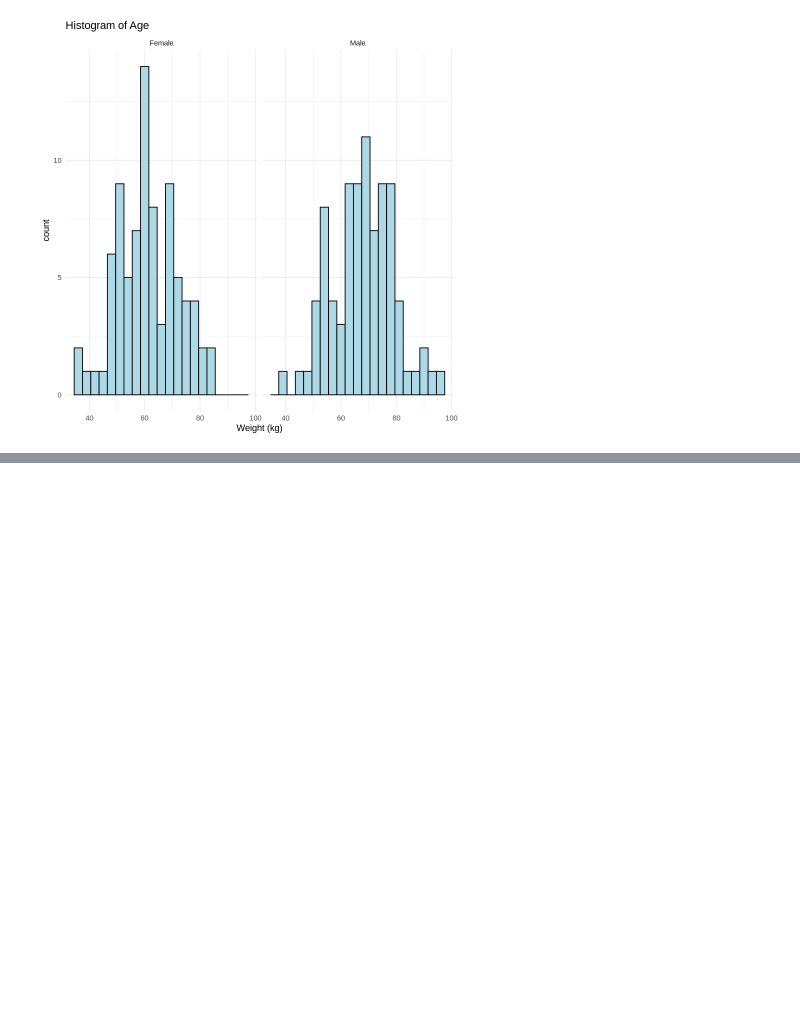
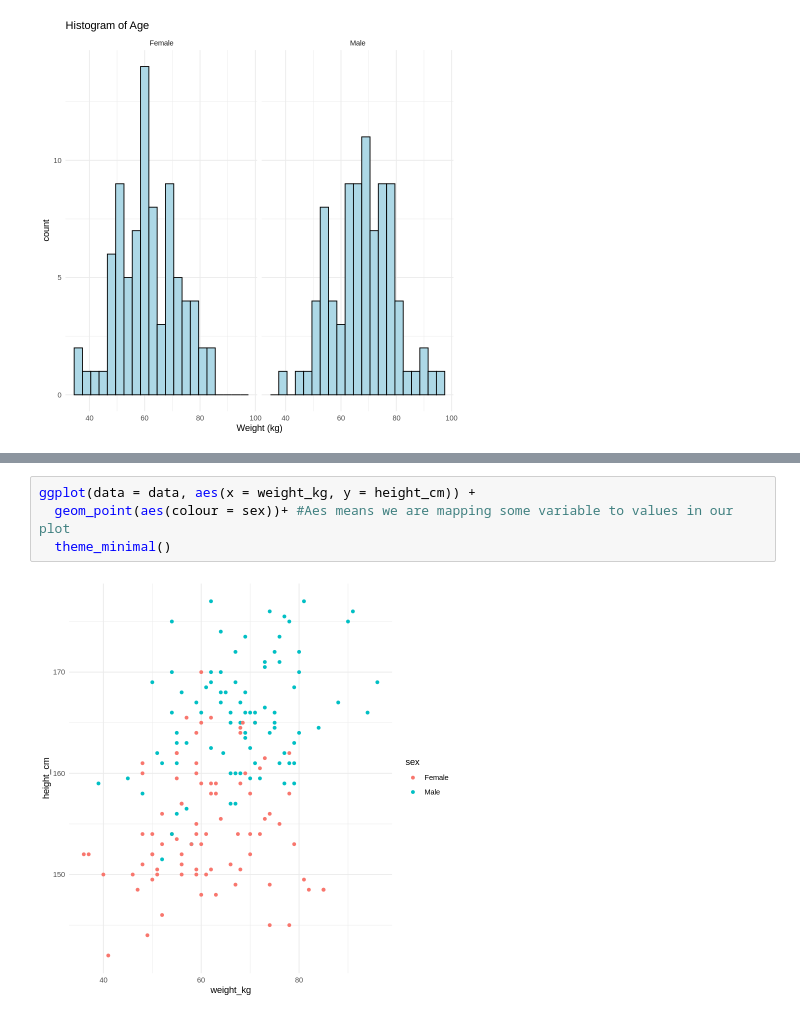
Before and after one commit to ouibaa/PUBH5218, a Jupyter notebook: Week_0_Creating_graphs_with_ggplot.ipynb, the cells around one changed output, grey strips where cells are left out. Cells and saved outputs as stored; diff of their text form; blank space fills up the shorter version.

```diff
--- a/Week_0_Creating_graphs_with_ggplot.ipynb
+++ b/Week_0_Creating_graphs_with_ggplot.ipynb
@@ -100,0 +105,6 @@ ggplot(data = data, aes(x = weight_kg)) +
+# %%
+ggplot(data = data, aes(x = weight_kg, y = height_cm)) +
+  geom_point(aes(colour = sex))+ #Aes means we are mapping some variable to values in our plot
+  theme_minimal()
+# %% [output]
+[figure, added]
```
Also changed, not shown: parts of 2 cells of this notebook.
